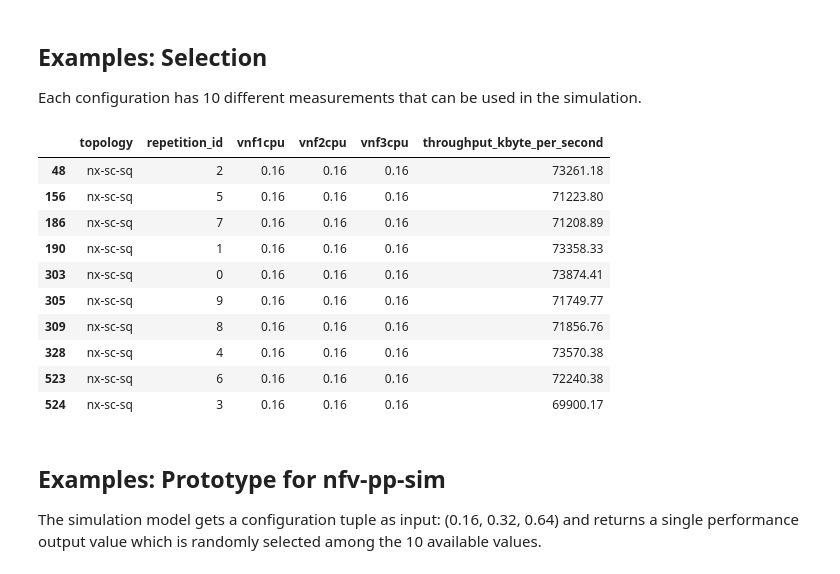
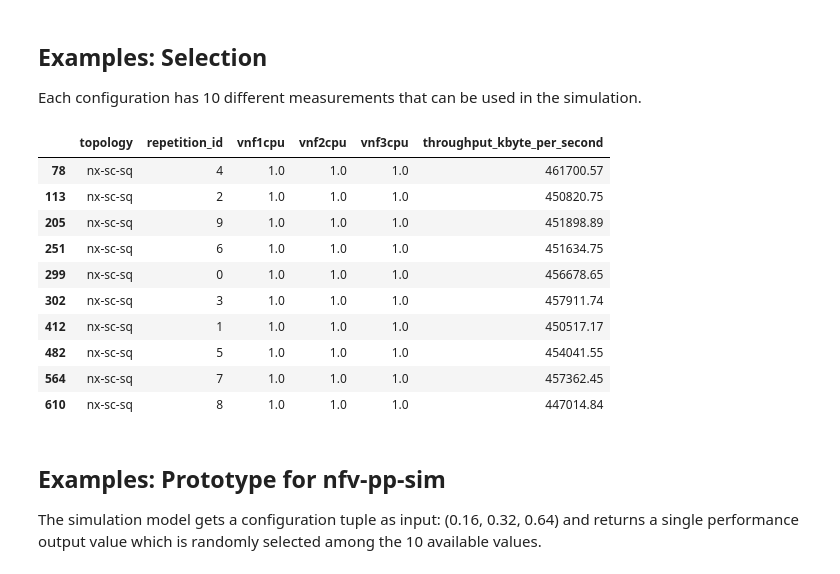
Before and after one commit to CN-UPB/nfv-t-cp, a Jupyter notebook: analysis/tc_paper_nfvsdn_data_cleanup.ipynb, the cells around one changed output. Cells and saved outputs as stored; diff of their text form; code cells hidden in the pictures.

```diff
--- a/analysis/tc_paper_nfvsdn_data_cleanup.ipynb
+++ b/analysis/tc_paper_nfvsdn_data_cleanup.ipynb
@@ -135,19 +135,19 @@ df.to_csv("data/peuster_karl_ieeenfvsdn17_3vnf_sfc_profile.csv")
 
 Each configuration has 10 different measurements that can be used in the simulation.
 # %%
-df[(df["topology"]=="nx-sc-sq") & (df["vnf1cpu"]==0.16) & (df["vnf2cpu"]==0.16) & (df["vnf3cpu"]==0.16)]
+df[(df["topology"]=="nx-sc-sq") & (df["vnf1cpu"]==1.0) & (df["vnf2cpu"]==1.0) & (df["vnf3cpu"]==1.0)]
 # %% [output]
 |  | topology | repetition_id | vnf1cpu | vnf2cpu | vnf3cpu | throughput_kbyte_per_second |
-| 48 | nx-sc-sq | 2 | 0.16 | 0.16 | 0.16 | 73261.18 |
-| 156 | nx-sc-sq | 5 | 0.16 | 0.16 | 0.16 | 71223.80 |
-| 186 | nx-sc-sq | 7 | 0.16 | 0.16 | 0.16 | 71208.89 |
-| 190 | nx-sc-sq | 1 | 0.16 | 0.16 | 0.16 | 73358.33 |
-| 303 | nx-sc-sq | 0 | 0.16 | 0.16 | 0.16 | 73874.41 |
-| 305 | nx-sc-sq | 9 | 0.16 | 0.16 | 0.16 | 71749.77 |
-| 309 | nx-sc-sq | 8 | 0.16 | 0.16 | 0.16 | 71856.76 |
-| 328 | nx-sc-sq | 4 | 0.16 | 0.16 | 0.16 | 73570.38 |
-| 523 | nx-sc-sq | 6 | 0.16 | 0.16 | 0.16 | 72240.38 |
-| 524 | nx-sc-sq | 3 | 0.16 | 0.16 | 0.16 | 69900.17 |
+| 78 | nx-sc-sq | 4 | 1.0 | 1.0 | 1.0 | 461700.57 |
+| 113 | nx-sc-sq | 2 | 1.0 | 1.0 | 1.0 | 450820.75 |
+| 205 | nx-sc-sq | 9 | 1.0 | 1.0 | 1.0 | 451898.89 |
+| 251 | nx-sc-sq | 6 | 1.0 | 1.0 | 1.0 | 451634.75 |
+| 299 | nx-sc-sq | 0 | 1.0 | 1.0 | 1.0 | 456678.65 |
+| 302 | nx-sc-sq | 3 | 1.0 | 1.0 | 1.0 | 457911.74 |
+| 412 | nx-sc-sq | 1 | 1.0 | 1.0 | 1.0 | 450517.17 |
+| 482 | nx-sc-sq | 5 | 1.0 | 1.0 | 1.0 | 454041.55 |
+| 564 | nx-sc-sq | 7 | 1.0 | 1.0 | 1.0 | 457362.45 |
+| 610 | nx-sc-sq | 8 | 1.0 | 1.0 | 1.0 | 447014.84 |
 # %% [markdown]
 ## Examples: Prototype for nfv-pp-sim
 
```
Also changed, not shown: parts of 4 cells of this notebook.
